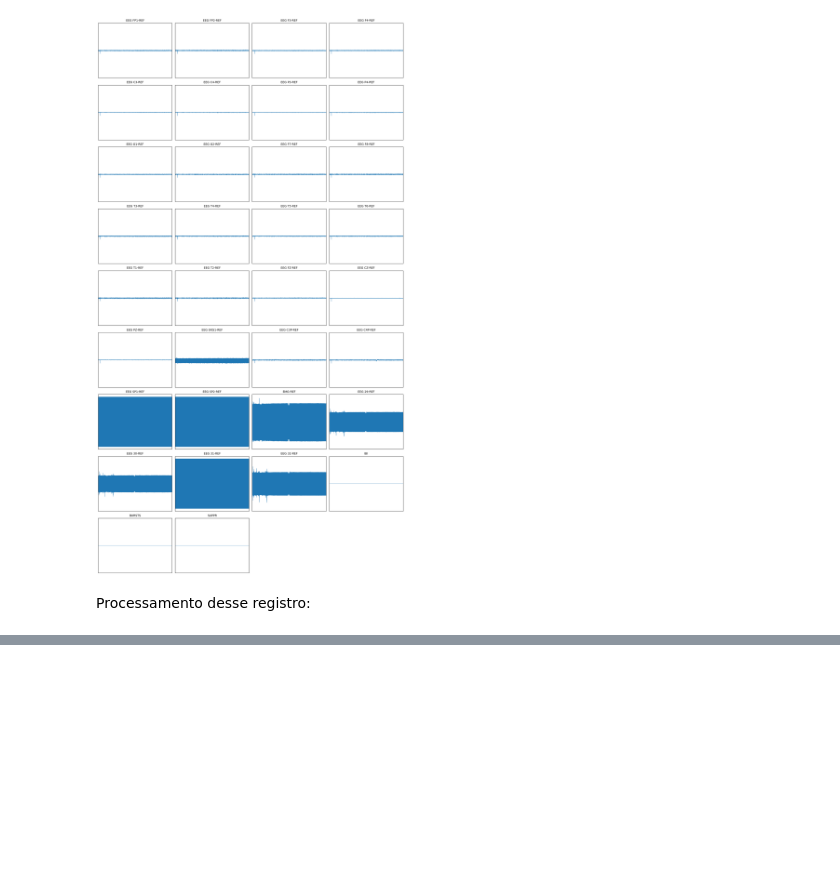
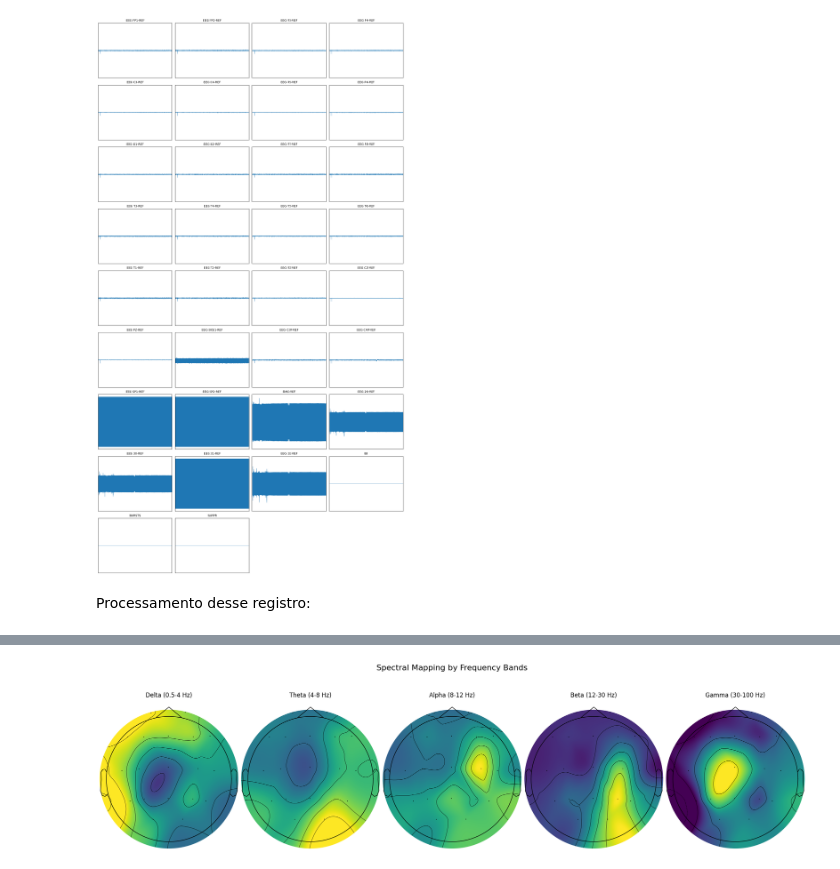
Before and after one commit to labneoc/generativediffusion, a Jupyter notebook: preprocessing.ipynb, the cells around one changed output, grey strips where cells are left out. Saved outputs shown, nothing was run; the diff lists cells and outputs as text; code cells hidden in the pictures; blank space fills up the shorter version.

```diff
--- a/preprocessing.ipynb
+++ b/preprocessing.ipynb
@@ -329,0 +427,40 @@ plt.show()
+# %%
+# Definir as bandas de frequência
+bands = {
+    "Delta (0.5-4 Hz)": (0.5, 4),
+    "Theta (4-8 Hz)": (4, 8),
+    "Alpha (8-12 Hz)": (8, 12),
+    "Beta (12-30 Hz)": (12, 30),
+    "Gamma (30-100 Hz)": (30, 100),
+}
+
+# Frequência de amostragem (sfreq) obtida dos dados
+sfreq = raw.info['sfreq']
+
+# Realizar a FFT e calcular a potência para cada banda
+n_channels = len(raw.ch_names)
+fft_data = np.abs(np.fft.rfft(raw.get_data(), axis=1))**2  # Potência
+freqs = np.fft.rfftfreq(raw.get_data().shape[1], d=1/sfreq)  # Frequências associadas
+
+# Criar dicionário para armazenar as potências por banda
+band_powers = {band: [] for band in bands}
+
+for band, (low, high) in bands.items():
+    # Selecionar índices de frequência dentro da banda
+    idx_band = np.where((freqs >= low) & (freqs <= high))[0]
+    # Média da potência dentro da banda
+    band_powers[band] = fft_data[:, idx_band].mean(axis=1)
+
+# Criar o mapeamento cerebral para cada banda
+fig, axes = plt.subplots(1, len(bands), figsize=(20, 6), constrained_layout=True)
+for ax, (band, power) in zip(axes, band_powers.items()):
+    mne.viz.plot_topomap(
+        power, raw.info, axes=ax, show=False, cmap="viridis", contours=5
+    )
+    ax.set_title(band, fontsize=12)
+
+# Exibir os mapas
+plt.suptitle("Spectral Mapping by Frequency Bands", fontsize=16)
+plt.show()
+# %% [output]
+[figure, added]
```
Also changed, not shown: parts of 10 cells of this notebook, 37 other files.
